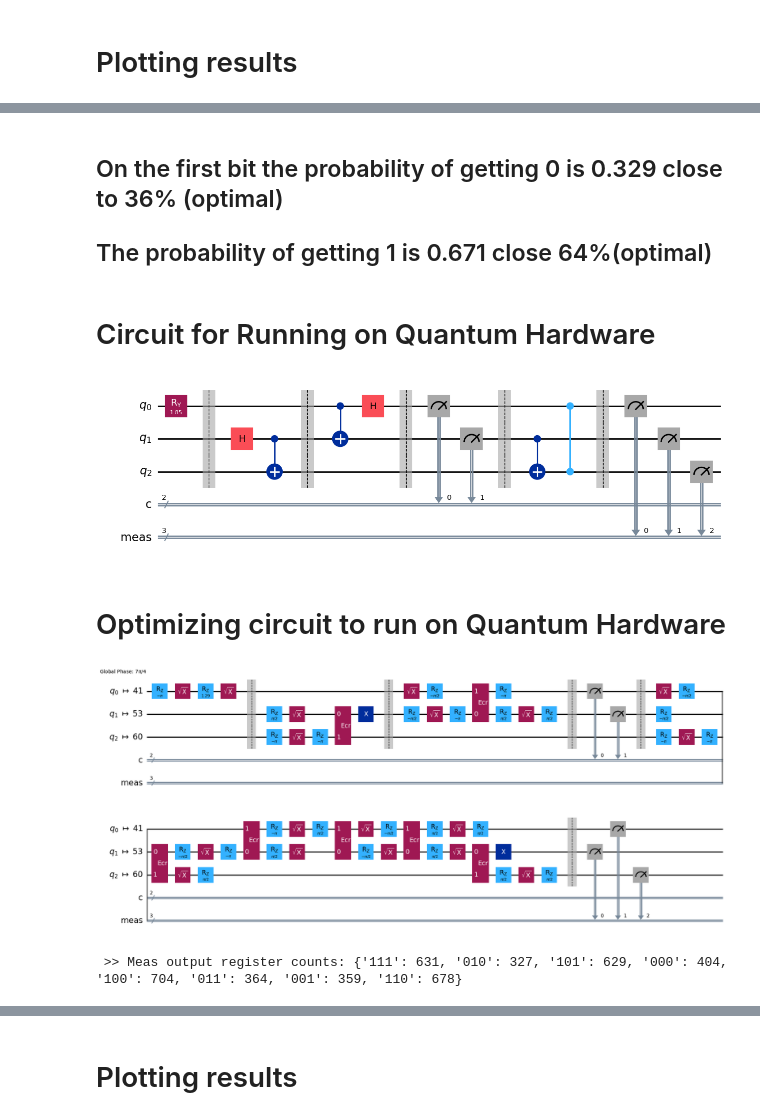
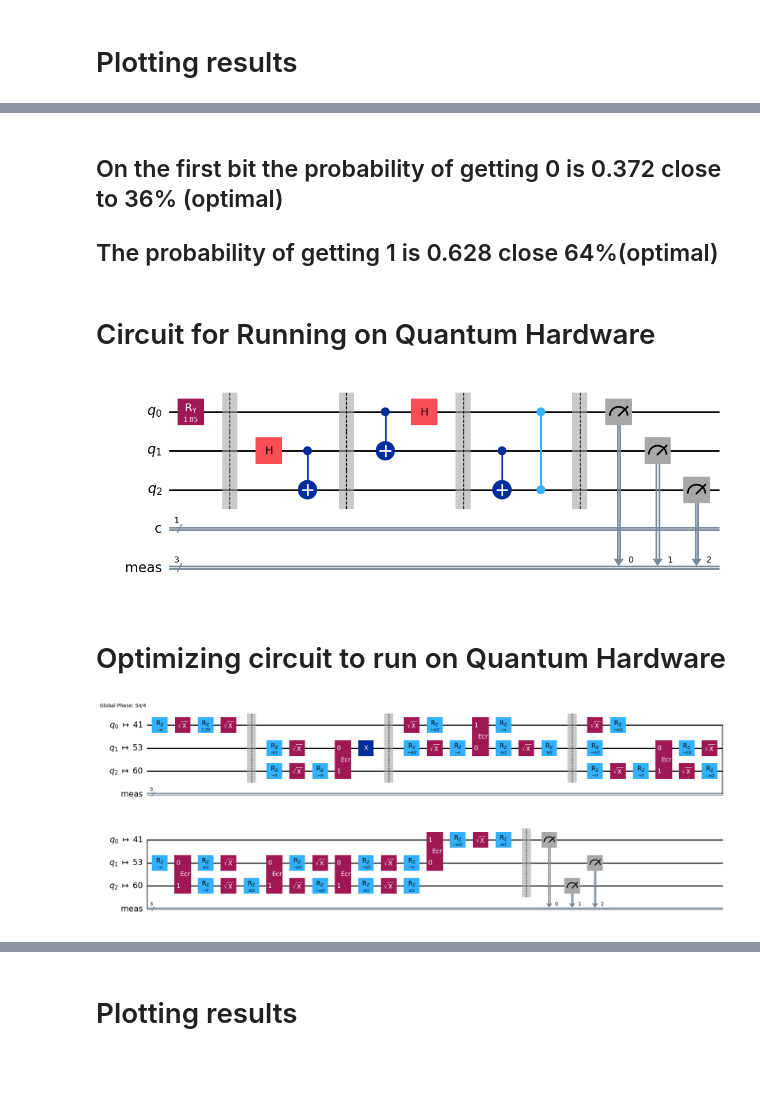
Before and after one commit to SiddharthMaverick/Quantum-Machine-Learning-Computational-Physics-Project, a Jupyter notebook: QML_Assignment1.ipynb, the cells around one changed output, grey strips where cells are left out. Cells and saved outputs as stored; diff of their text form; code cells hidden in the pictures; blank space fills up the shorter version.

```diff
--- a/QML_Assignment1.ipynb
+++ b/QML_Assignment1.ipynb
@@ -70,37 +68,35 @@ plot_histogram(probabilities)
 # %% [markdown]
-## On the first bit the probability of getting 0 is 0.329 close to 36% (optimal)
-## The probability of getting 1 is 0.671 close 64%(optimal)
+## On the first bit the probability of getting 0 is 0.372 close to 36% (optimal)
+## The probability of getting 1 is 0.628 close 64%(optimal)
 # %% [markdown]
 # Circuit for Running on Quantum Hardware
 # %%
 from qiskit_ibm_runtime import SamplerV2 as Sampler
 # Define a real backend
 from qiskit_ibm_runtime import QiskitRuntimeService
 service = QiskitRuntimeService()
 backend = service.least_busy(operational=True, simulator=False)
 
 from qiskit import QuantumCircuit
 
-qc = QuantumCircuit(3,2)
+qc = QuantumCircuit(3,1)
 theta = 2 * np.arccos(0.6)  # Calculate angle for |0> and |1> amplitude
 phi = 0  # No phase for the state
 qc.ry(theta, 0)
 qc.barrier()
 qc.draw()
 qc.h(1)
 qc.cx(1,2)
 qc.barrier()
 qc.cx(0,1)
 qc.h(0)
 qc.barrier()
-qc.measure([0, 1], [0, 1])
-qc.barrier()
 qc.cx(1, 2)
 qc.cz(0, 2)
 qc.measure_all()
 qc.draw('mpl')
 # %% [output]
-[figure, old version]
+[figure, new version]
 # %% [markdown]
 # Optimizing circuit to run on Quantum Hardware
 # %%
@@ -112,4 +108,4 @@ pm = generate_preset_pass_manager(backend=backend, optimization_level=1)
 isa_circuit = pm.run(qc)
 isa_circuit.draw("mpl", idle_wires=False)
 # %% [output]
-[figure, old version]
+[figure, new version]
@@ -116,13 +118,4 @@ isa_circuit.draw("mpl", idle_wires=False)
 # %%
-sampler = Sampler(mode=backend)
-
-job = sampler.run([isa_circuit])
-
-result = job.result()
 # Get results for the first (and only) PUB
 pub_result = result[0]
-
-# Get counts from the classical register "meas".
-print(f" >> Meas output register counts: {pub_result.data.meas.get_counts()}")
+counts=pub_result.data.meas.get_counts()
-# %% [output]
- >> Meas output register counts: {'111': 631, '010': 327, '101': 629, '000': 404, '100': 704, '011': 364, '001': 359, '110': 678}
```
Also changed, not shown: parts of 9 cells of this notebook.
